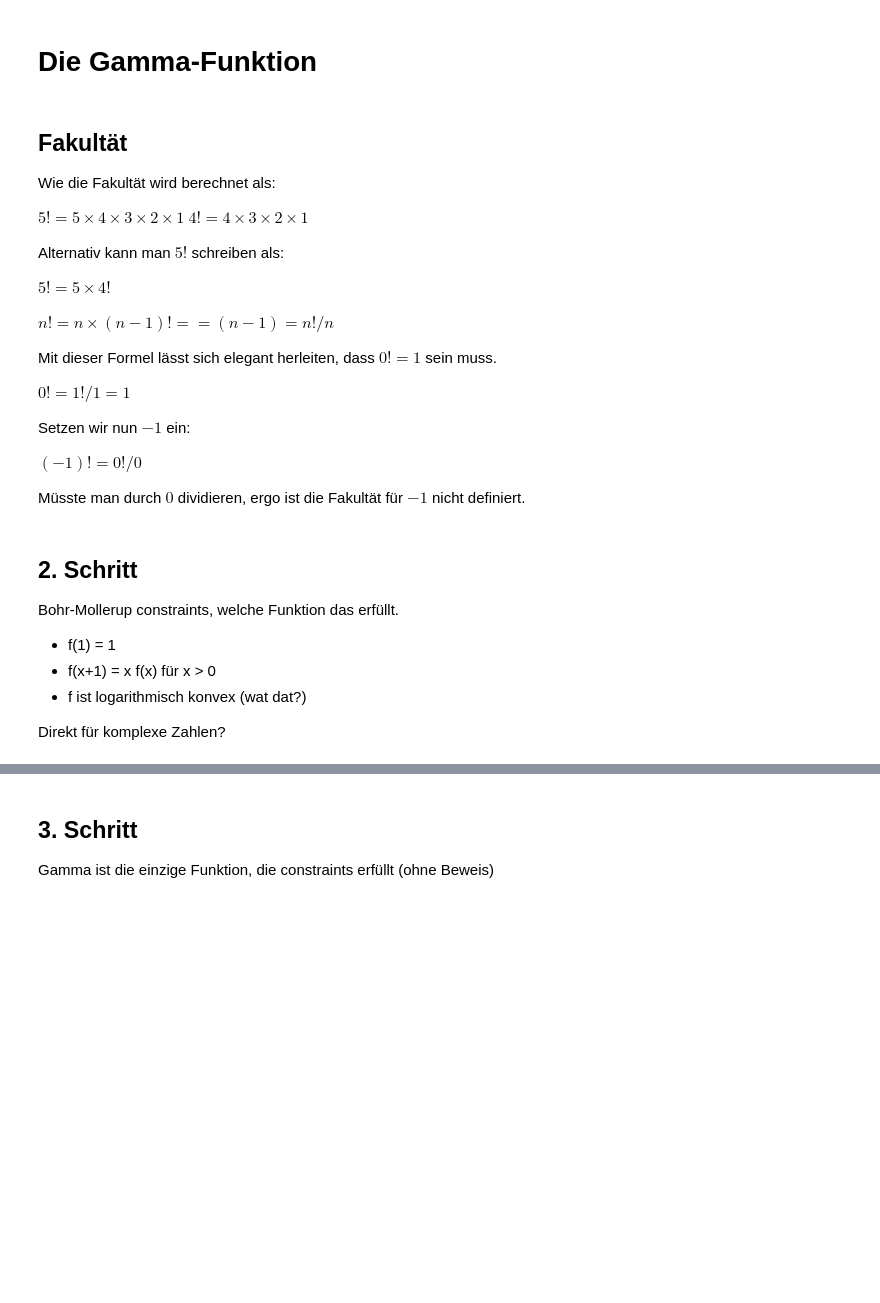
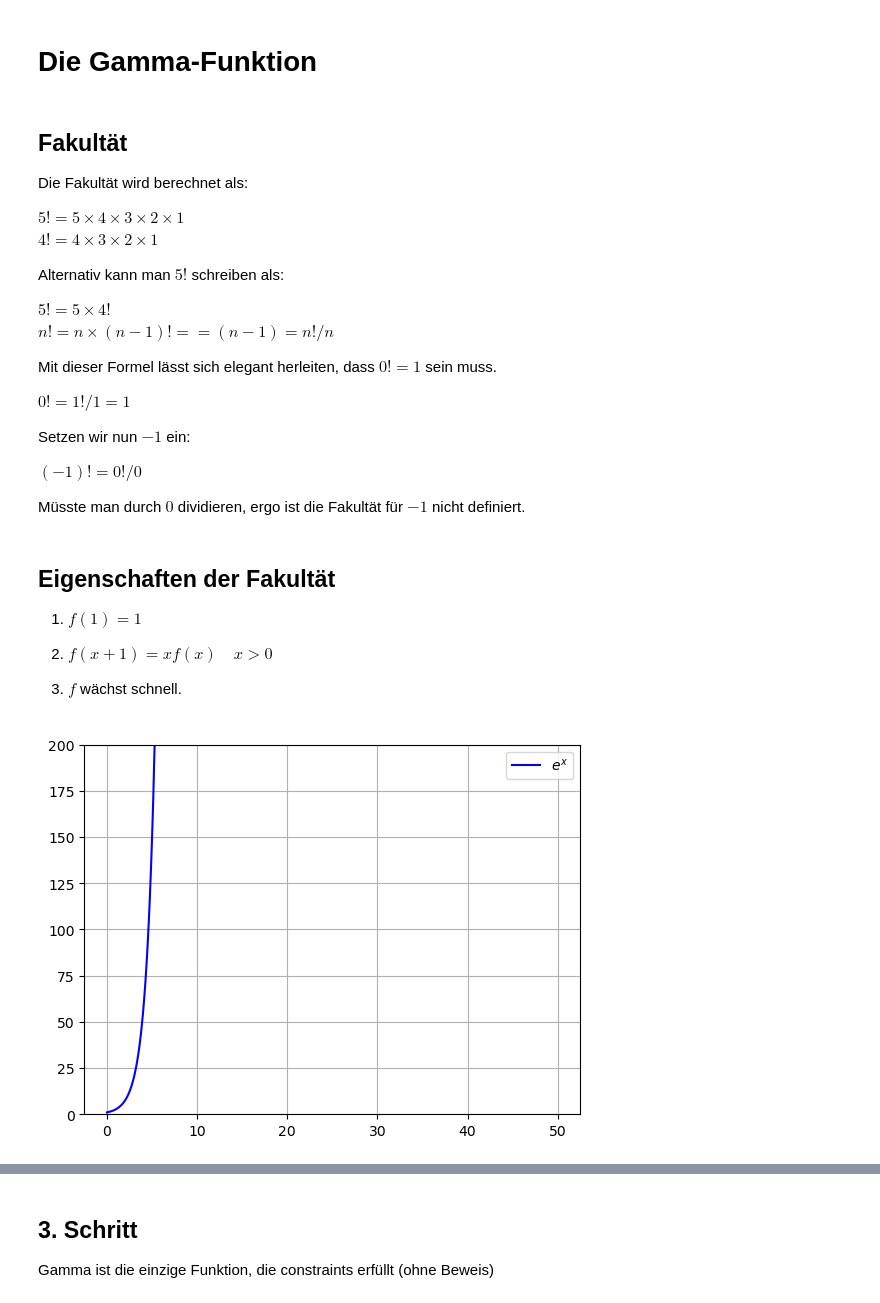
Before and after one commit to lbuchli/MatSem-Gamma, a Jupyter notebook: presentation.ipynb, the cells around one changed output, grey strips where cells are left out. Cells and saved outputs as stored; diff of their text form; code cells hidden in the pictures; blank space fills up the shorter version.

```diff
--- a/presentation.ipynb
+++ b/presentation.ipynb
@@ -3,15 +3,14 @@
 # %% [markdown]
 ## Fakultät
 
-Wie die Fakultät wird berechnet als:
+Die Fakultät wird berechnet als:
 
-$5! = 5 \times 4 \times 3 \times 2 \times 1$
+$5! = 5 \times 4 \times 3 \times 2 \times 1$ \
 $4! = 4 \times 3 \times 2 \times 1$
 
 Alternativ kann man $5!$ schreiben als:
 
-$ 5! = 5 \times 4!$
-
+$ 5! = 5 \times 4!$ \
 $n! = n \times (n-1)! == (n-1) = n!/n$
 
 Mit dieser Formel lässt sich elegant herleiten, dass $0! = 1$ sein muss.
@@ -24,13 +23,24 @@ $(-1)! = 0! / 0$
 
 Müsste man durch $0$ dividieren, ergo ist die Fakultät für $-1$ nicht definiert.
 # %% [markdown]
-## 2. Schritt
+## Eigenschaften der Fakultät
 
-Bohr-Mollerup constraints, welche Funktion das erfüllt.
+1. $ f(1) = 1 $
 
+2. $ f(x+1) = x f(x) \quad x > 0 $
 
-- f(1) = 1
-- f(x+1) = x f(x) für x > 0
-- f ist logarithmisch konvex (wat dat?)
-
-Direkt für komplexe Zahlen?
+3. $f$ wächst schnell.
+# %%
+# plot e^x
+
+import matplotlib.pyplot as plt
+import numpy as np
+
+x = np.linspace(0, 50, 400)
+plt.ylim(0, 200)
+plt.plot(x, np.exp(x), label='$e^x$', color='blue')
+plt.legend()
+plt.grid(True)
+plt.savefig('imgs/exponential_plot.png')
+# %% [output]
+[figure, added]
```
Also changed, not shown: parts of 8 cells of this notebook, 4 other files.
